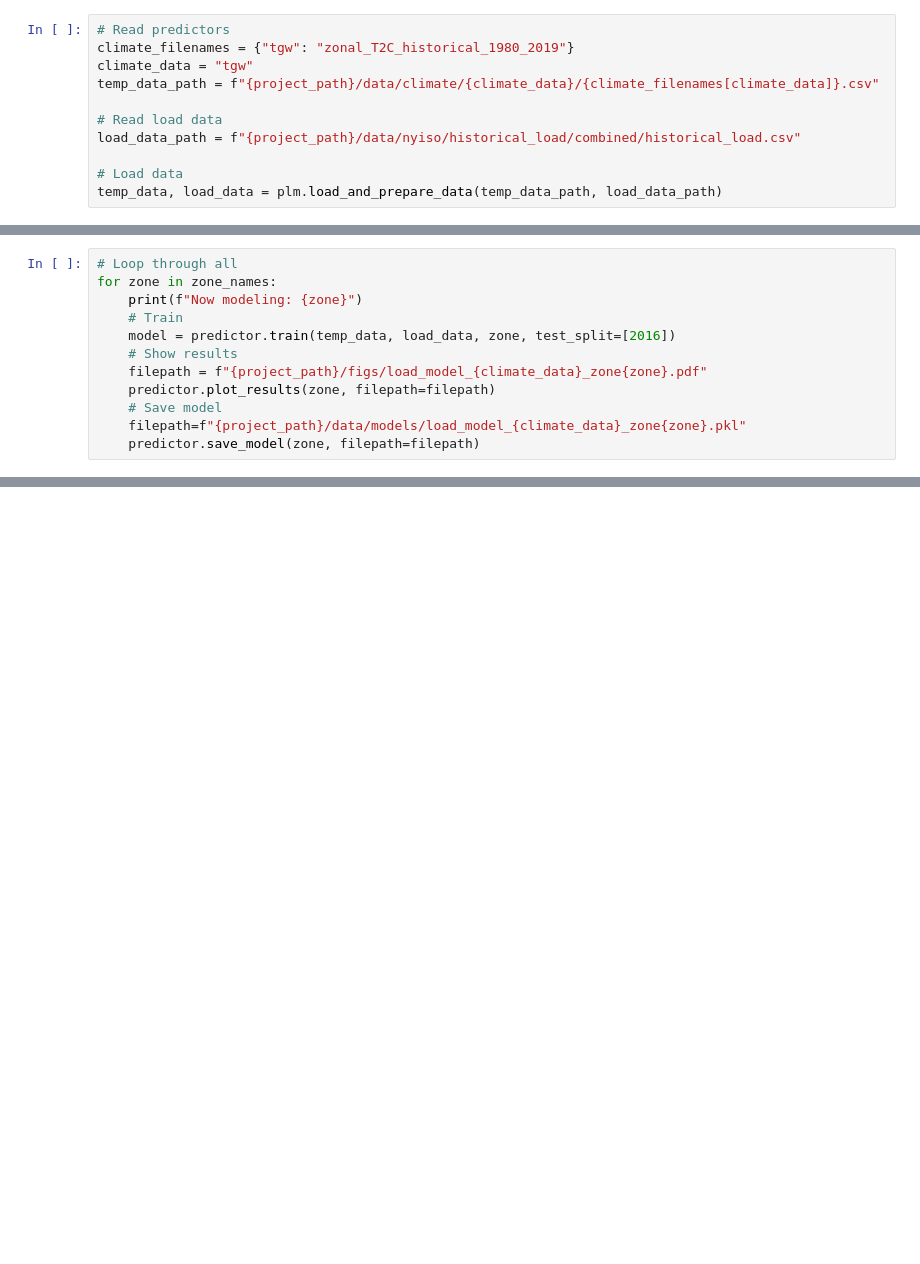
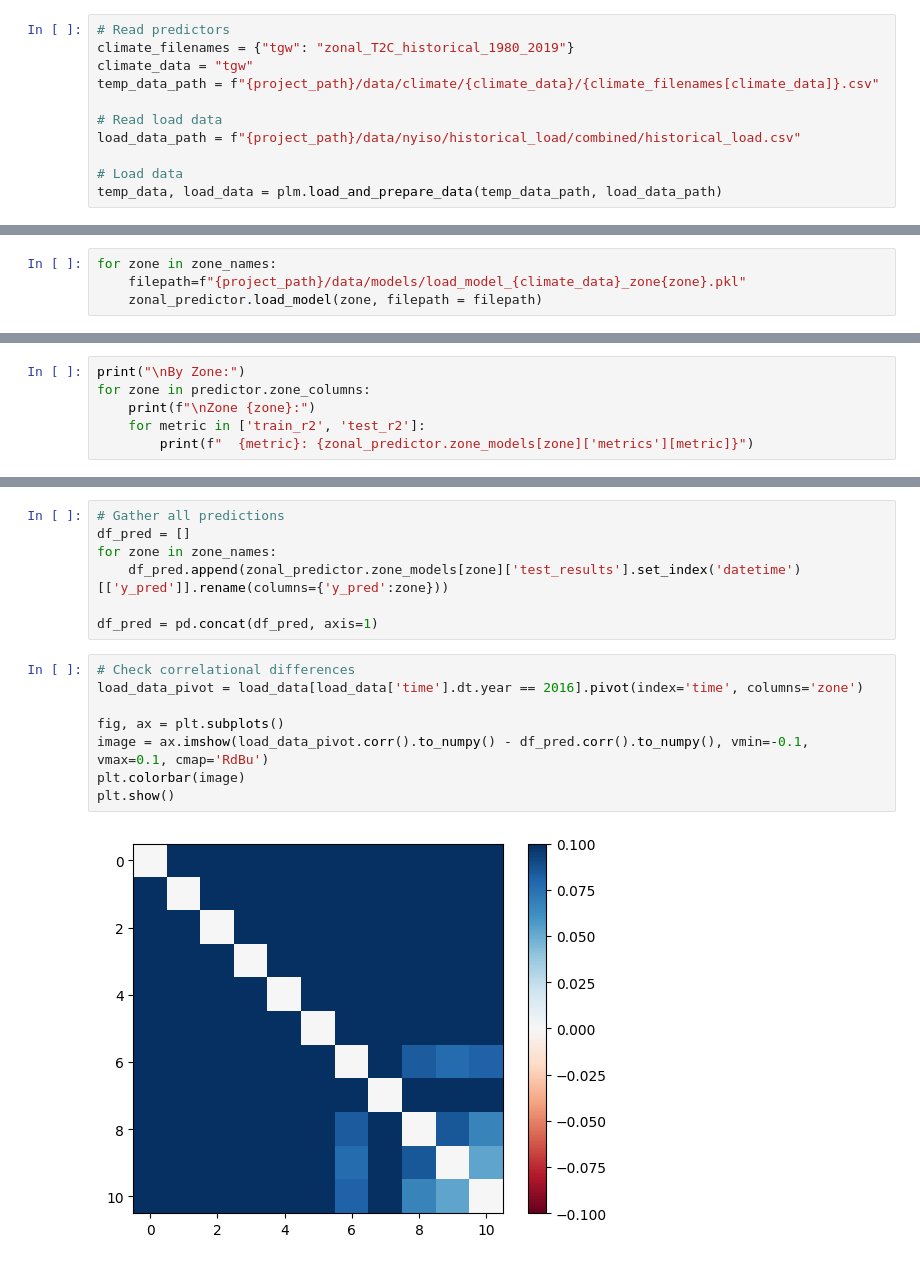
Before and after one commit to reyli4/acorn-julia, a Jupyter notebook: scripts/02_load_modeling/02_model.ipynb, the cells around one changed output, grey strips where cells are left out. Cells and saved outputs as stored; diff of their text form; blank space fills up the shorter version.

```diff
--- a/scripts/02_load_modeling/02_model.ipynb
+++ b/scripts/02_load_modeling/02_model.ipynb
@@ -20,15 +119,3 @@ predictor = plm.LoadPredictor() # Default: RandomForestRegressor
 
 # from sklearn.neural_network import MLPRegressor
 # predictor = plm.LoadPredictor(model=MLPRegressor(hidden_layer_sizes=(100, 100), random_state=42))
-# %%
-# Loop through all
-for zone in zone_names:
-    print(f"Now modeling: {zone}")
-    # Train
-    model = predictor.train(temp_data, load_data, zone, test_split=[2016])
-    # Show results
-    filepath = f"{project_path}/figs/load_model_{climate_data}_zone{zone}.pdf"
-    predictor.plot_results(zone, filepath=filepath)
-    # Save model
-    filepath=f"{project_path}/data/models/load_model_{climate_data}_zone{zone}.pkl"
-    predictor.save_model(zone, filepath=filepath)
@@ -63,0 +134,4 @@ Model for zone K saved to /home/fs01/dcl257/projects/acorn-julia/data/models/loa
+# %%
+for zone in zone_names:
+    filepath=f"{project_path}/data/models/load_model_{climate_data}_zone{zone}.pkl"
+    zonal_predictor.load_model(zone, filepath = filepath)
@@ -63,0 +150,6 @@ Model for zone K saved to /home/fs01/dcl257/projects/acorn-julia/data/models/loa
+# %%
+print("\nBy Zone:")
+for zone in predictor.zone_columns:
+    print(f"\nZone {zone}:")
+    for metric in ['train_r2', 'test_r2']:
+        print(f"  {metric}: {zonal_predictor.zone_models[zone]['metrics'][metric]}")
@@ -63,0 +174,17 @@ Model for zone K saved to /home/fs01/dcl257/projects/acorn-julia/data/models/loa
+# %%
+# Gather all predictions
+df_pred = []
+for zone in zone_names:
+    df_pred.append(zonal_predictor.zone_models[zone]['test_results'].set_index('datetime')[['y_pred']].rename(columns={'y_pred':zone}))
+
+df_pred = pd.concat(df_pred, axis=1)
+# %%
+# Check correlational differences
+load_data_pivot = load_data[load_data['time'].dt.year == 2016].pivot(index='time', columns='zone')
+
+fig, ax = plt.subplots()
+image = ax.imshow(load_data_pivot.corr().to_numpy() - df_pred.corr().to_numpy(), vmin=-0.1, vmax=0.1, cmap='RdBu')
+plt.colorbar(image)
+plt.show()
+# %% [output]
+[figure, added]
```
Also changed, not shown: parts of 19 cells of this notebook, 6 other files.
